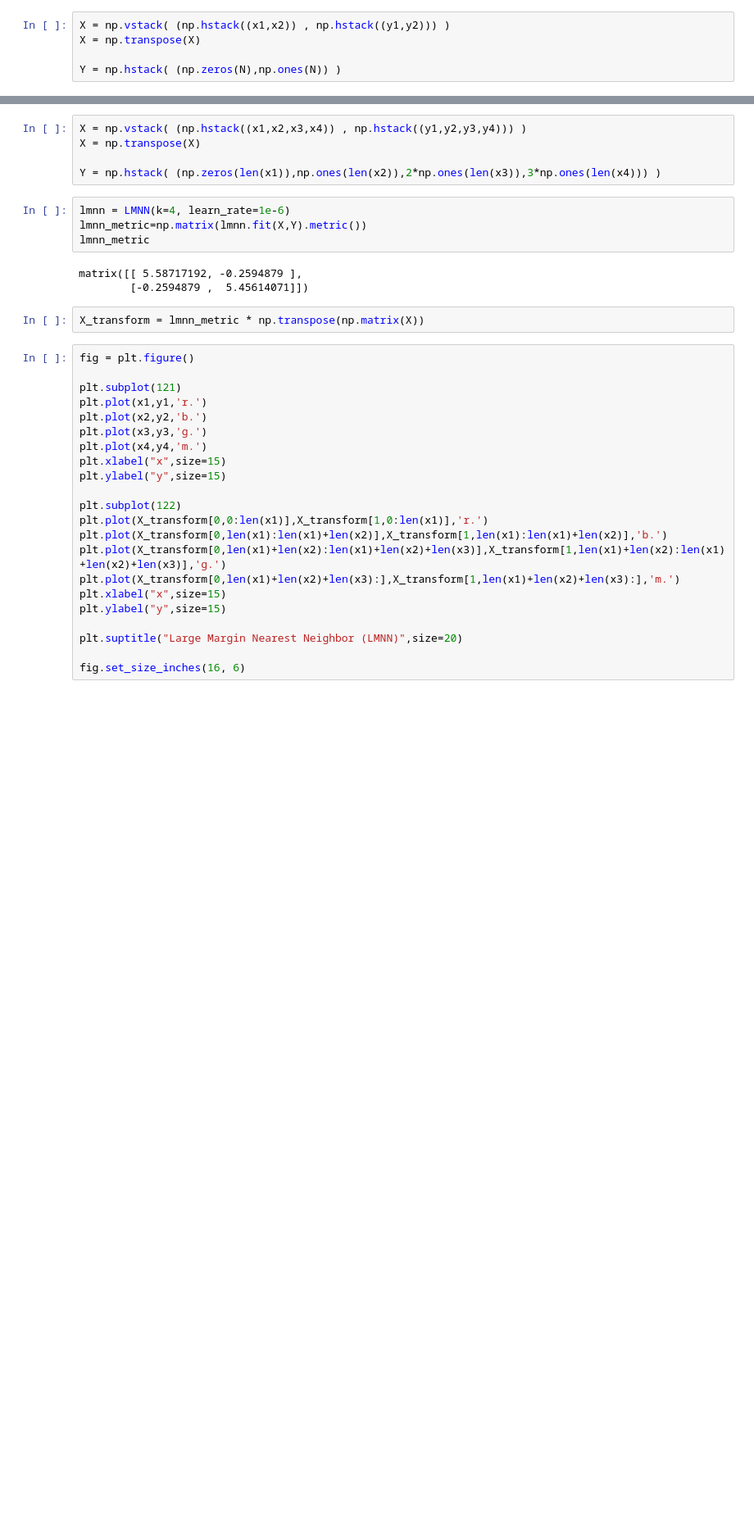
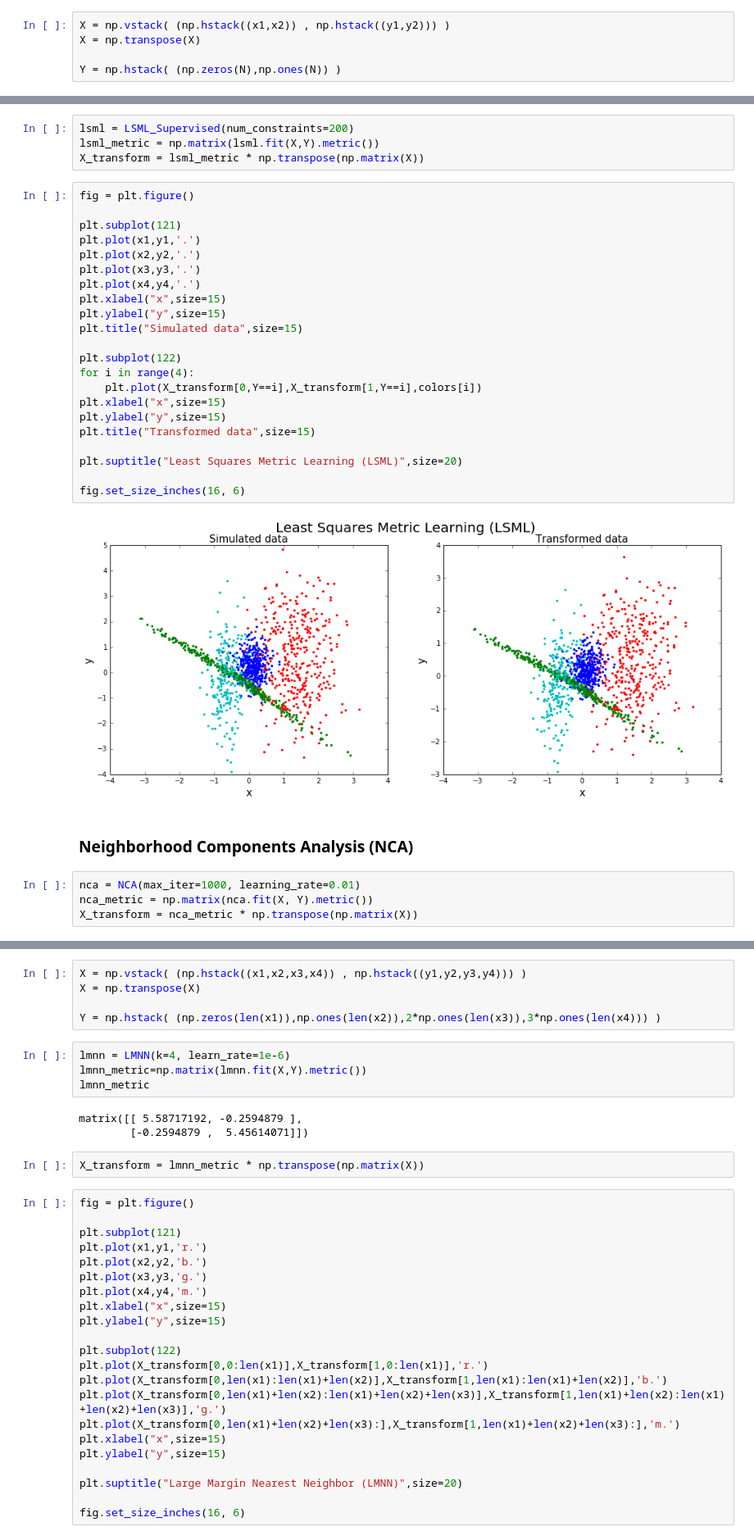
Before and after one commit to bbertoni/StellarSubstructure, a Jupyter notebook: OptimizeMetric.ipynb, the cells around one changed output, grey strips where cells are left out. Shown: that part at 82% size. Drawn from its saved outputs; the diff is of its cells as text; blank space fills up the shorter version.

```diff
--- a/OptimizeMetric.ipynb
+++ b/OptimizeMetric.ipynb
@@ -408,0 +312,34 @@ plt.plot(x4,y4,'m.')
+# %%
+lsml = LSML_Supervised(num_constraints=200)
+lsml_metric = np.matrix(lsml.fit(X,Y).metric())
+X_transform = lsml_metric * np.transpose(np.matrix(X))
+# %%
+fig = plt.figure()
+
+plt.subplot(121)
+plt.plot(x1,y1,'.')
+plt.plot(x2,y2,'.')
+plt.plot(x3,y3,'.')
+plt.plot(x4,y4,'.')
+plt.xlabel("x",size=15)
+plt.ylabel("y",size=15)
+plt.title("Simulated data",size=15)
+
+plt.subplot(122)
+for i in range(4):
+    plt.plot(X_transform[0,Y==i],X_transform[1,Y==i],colors[i])
+plt.xlabel("x",size=15)
+plt.ylabel("y",size=15)
+plt.title("Transformed data",size=15)
+
+plt.suptitle("Least Squares Metric Learning (LSML)",size=20)
+
+fig.set_size_inches(16, 6)
+# %% [output]
+[figure, added]
+# %% [markdown]
+### Neighborhood Components Analysis (NCA)
+# %%
+nca = NCA(max_iter=1000, learning_rate=0.01)
+nca_metric = np.matrix(nca.fit(X, Y).metric())
+X_transform = nca_metric * np.transpose(np.matrix(X))
```
Also changed, not shown: parts of 65 cells of this notebook.
